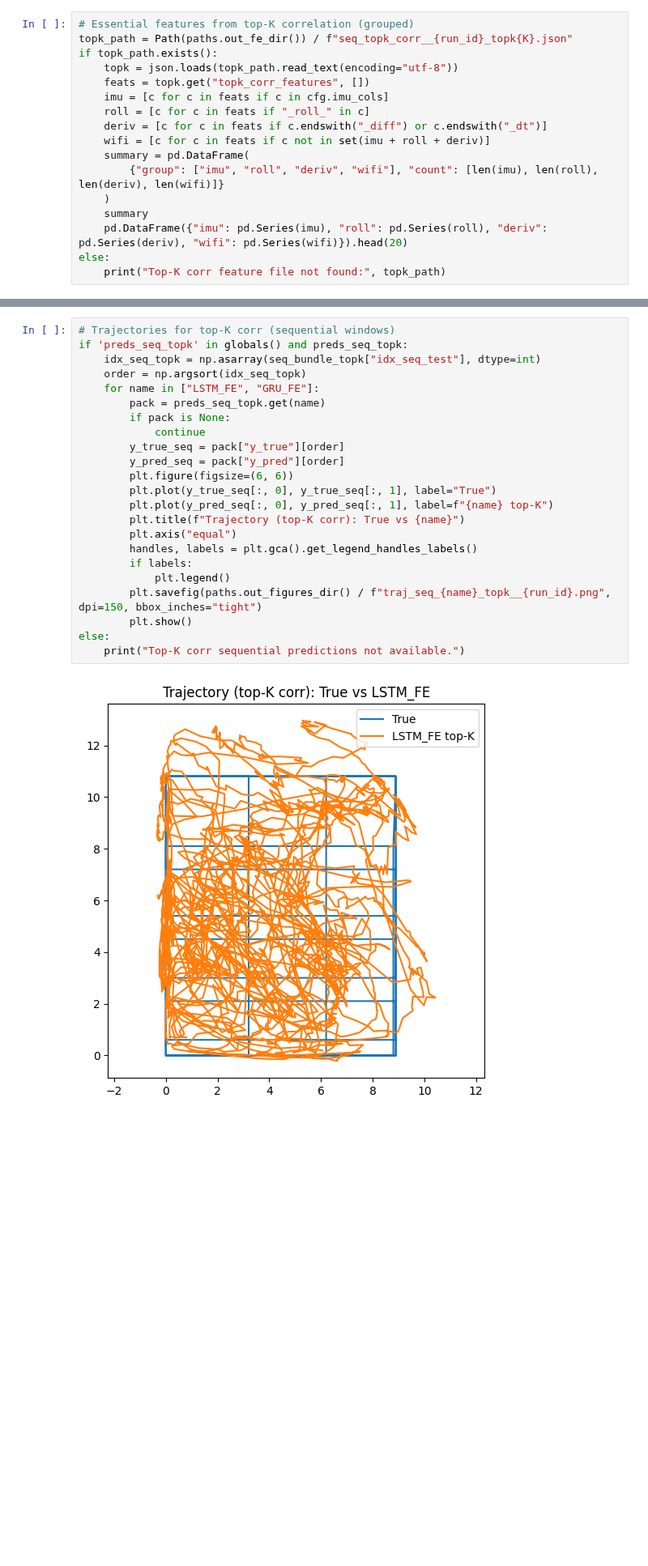
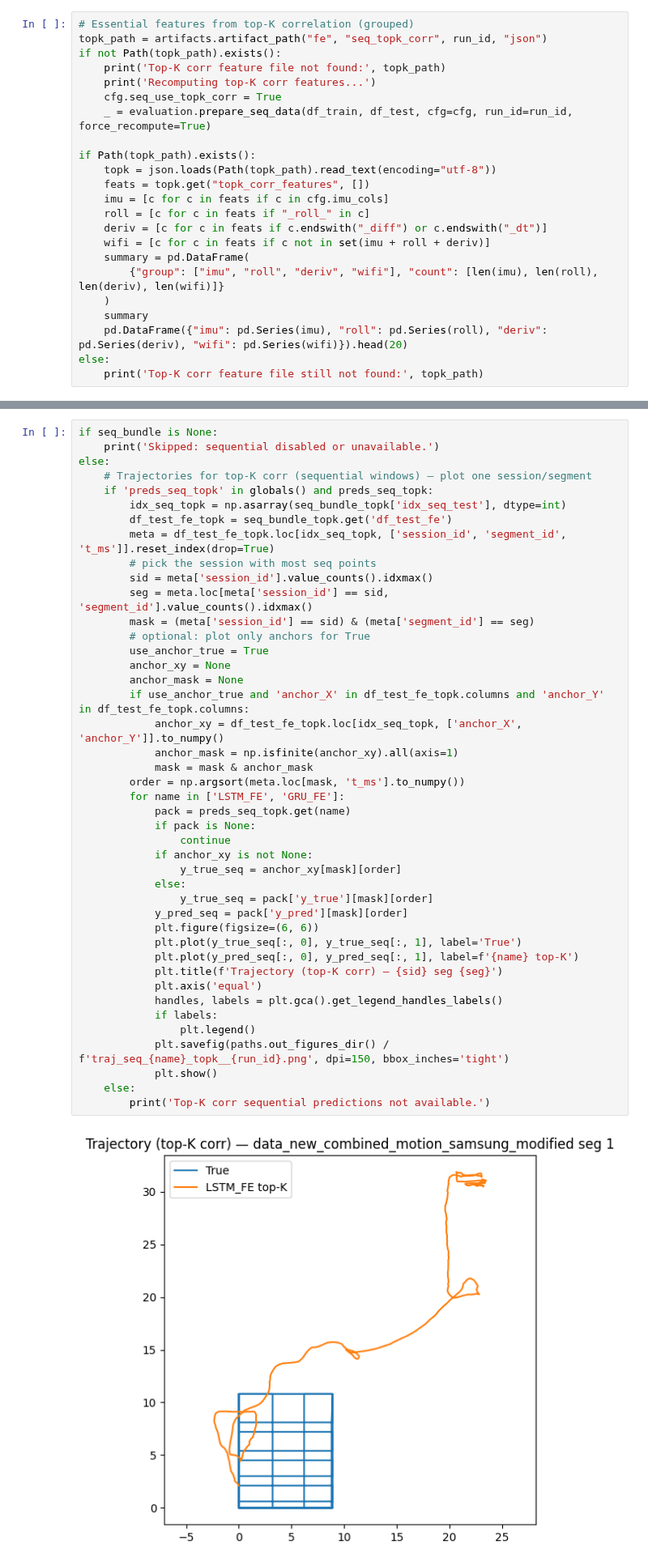
Before and after one commit to FlavienJalabert/indoor-localisation, a Jupyter notebook: Report_Indoor_Localisation.ipynb, the cells around one changed output, grey strips where cells are left out. Shown at 81% size. Drawn from its saved outputs; the diff is of its cells as text; blank space fills up the shorter version.

```diff
--- a/Report_Indoor_Localisation.ipynb
+++ b/Report_Indoor_Localisation.ipynb
@@ -233,9 +510,15 @@ n_features: 65
 n_wifi: 11
 # %%
 # Essential features from top-K correlation (grouped)
-topk_path = Path(paths.out_fe_dir()) / f"seq_topk_corr__{run_id}_topk{K}.json"
-if topk_path.exists():
-    topk = json.loads(topk_path.read_text(encoding="utf-8"))
+topk_path = artifacts.artifact_path("fe", "seq_topk_corr", run_id, "json")
+if not Path(topk_path).exists():
+    print('Top-K corr feature file not found:', topk_path)
+    print('Recomputing top-K corr features...')
+    cfg.seq_use_topk_corr = True
+    _ = evaluation.prepare_seq_data(df_train, df_test, cfg=cfg, run_id=run_id, force_recompute=True)
+
+if Path(topk_path).exists():
+    topk = json.loads(Path(topk_path).read_text(encoding="utf-8"))
     feats = topk.get("topk_corr_features", [])
     imu = [c for c in feats if c in cfg.imu_cols]
     roll = [c for c in feats if "_roll_" in c]
@@ -247,5 +530,5 @@ if topk_path.exists():
     summary
     pd.DataFrame({"imu": pd.Series(imu), "roll": pd.Series(roll), "deriv": pd.Series(deriv), "wifi": pd.Series(wifi)}).head(20)
 else:
-    print("Top-K corr feature file not found:", topk_path)
+    print('Top-K corr feature file still not found:', topk_path)
 # %% [output]
@@ -390,25 +686,45 @@ plt.show()
 # %%
-# Trajectories for top-K corr (sequential windows)
-if 'preds_seq_topk' in globals() and preds_seq_topk:
-    idx_seq_topk = np.asarray(seq_bundle_topk["idx_seq_test"], dtype=int)
-    order = np.argsort(idx_seq_topk)
-    for name in ["LSTM_FE", "GRU_FE"]:
-        pack = preds_seq_topk.get(name)
-        if pack is None:
-            continue
-        y_true_seq = pack["y_true"][order]
-        y_pred_seq = pack["y_pred"][order]
-        plt.figure(figsize=(6, 6))
-        plt.plot(y_true_seq[:, 0], y_true_seq[:, 1], label="True")
-        plt.plot(y_pred_seq[:, 0], y_pred_seq[:, 1], label=f"{name} top-K")
-        plt.title(f"Trajectory (top-K corr): True vs {name}")
-        plt.axis("equal")
-        handles, labels = plt.gca().get_legend_handles_labels()
-        if labels:
-            plt.legend()
-        plt.savefig(paths.out_figures_dir() / f"traj_seq_{name}_topk__{run_id}.png", dpi=150, bbox_inches="tight")
-        plt.show()
+if seq_bundle is None:
+    print('Skipped: sequential disabled or unavailable.')
 else:
-    print("Top-K corr sequential predictions not available.")
+    # Trajectories for top-K corr (sequential windows) — plot one session/segment
+    if 'preds_seq_topk' in globals() and preds_seq_topk:
+        idx_seq_topk = np.asarray(seq_bundle_topk['idx_seq_test'], dtype=int)
+        df_test_fe_topk = seq_bundle_topk.get('df_test_fe')
+        meta = df_test_fe_topk.loc[idx_seq_topk, ['session_id', 'segment_id', 't_ms']].reset_index(drop=True)
+        # pick the session with most seq points
+        sid = meta['session_id'].value_counts().idxmax()
+        seg = meta.loc[meta['session_id'] == sid, 'segment_id'].value_counts().idxmax()
+        mask = (meta['session_id'] == sid) & (meta['segment_id'] == seg)
+        # optional: plot only anchors for True
+        use_anchor_true = True
+        anchor_xy = None
+        anchor_mask = None
+        if use_anchor_true and 'anchor_X' in df_test_fe_topk.columns and 'anchor_Y' in df_test_fe_topk.columns:
+            anchor_xy = df_test_fe_topk.loc[idx_seq_topk, ['anchor_X', 'anchor_Y']].to_numpy()
+            anchor_mask = np.isfinite(anchor_xy).all(axis=1)
+            mask = mask & anchor_mask
+        order = np.argsort(meta.loc[mask, 't_ms'].to_numpy())
+        for name in ['LSTM_FE', 'GRU_FE']:
+            pack = preds_seq_topk.get(name)
+            if pack is None:
+                continue
+            if anchor_xy is not None:
+                y_true_seq = anchor_xy[mask][order]
+            else:
+                y_true_seq = pack['y_true'][mask][order]
+            y_pred_seq = pack['y_pred'][mask][order]
+            plt.figure(figsize=(6, 6))
+            plt.plot(y_true_seq[:, 0], y_true_seq[:, 1], label='True')
+            plt.plot(y_pred_seq[:, 0], y_pred_seq[:, 1], label=f'{name} top-K')
+            plt.title(f'Trajectory (top-K corr) — {sid} seg {seg}')
+            plt.axis('equal')
+            handles, labels = plt.gca().get_legend_handles_labels()
+            if labels:
+                plt.legend()
+            plt.savefig(paths.out_figures_dir() / f'traj_seq_{name}_topk__{run_id}.png', dpi=150, bbox_inches='tight')
+            plt.show()
+    else:
+        print('Top-K corr sequential predictions not available.')
 # %% [output]
-[figure, old version]
+[figure, new version]
```
Also changed, not shown: parts of 48 cells of this notebook, 12 other files.
